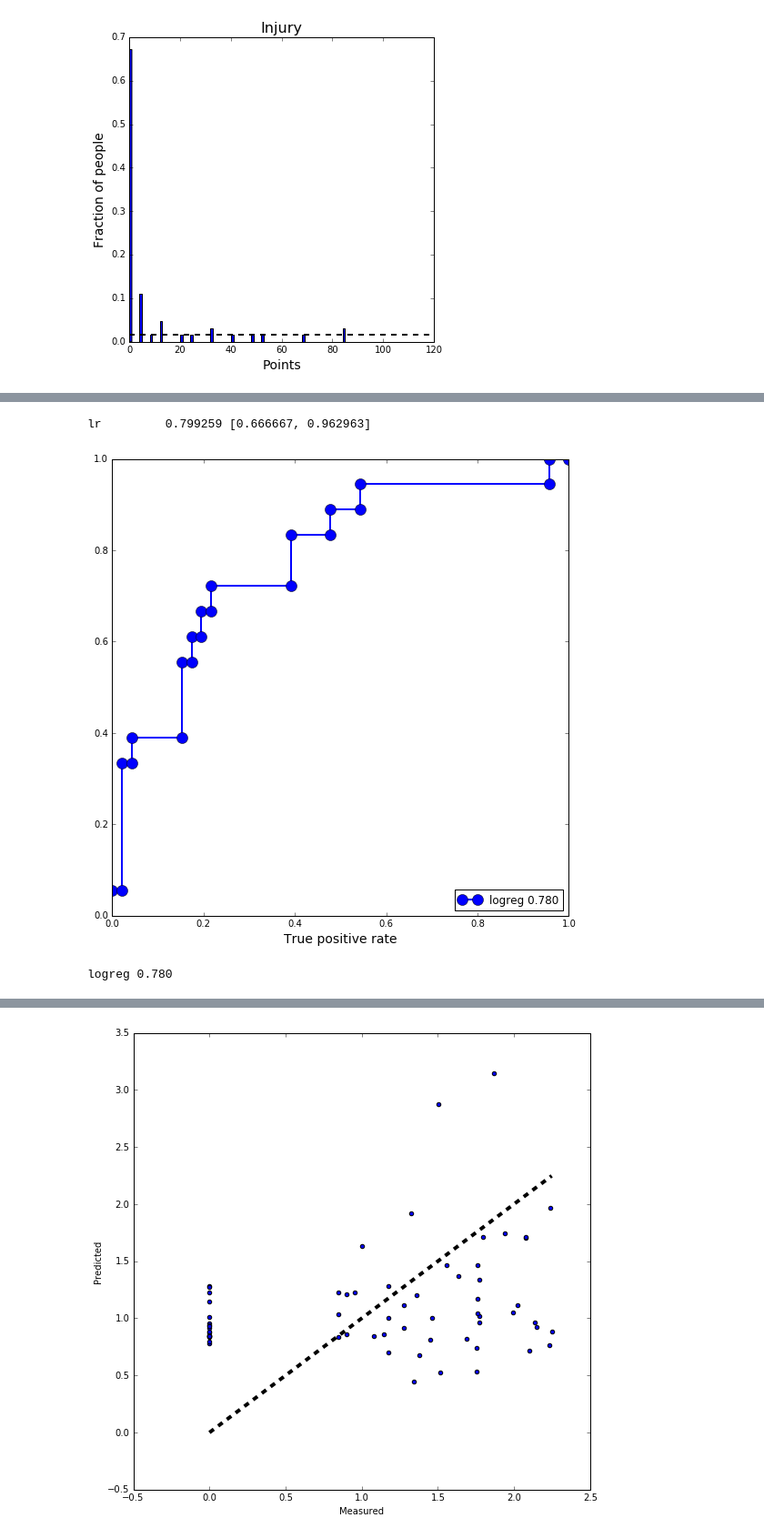
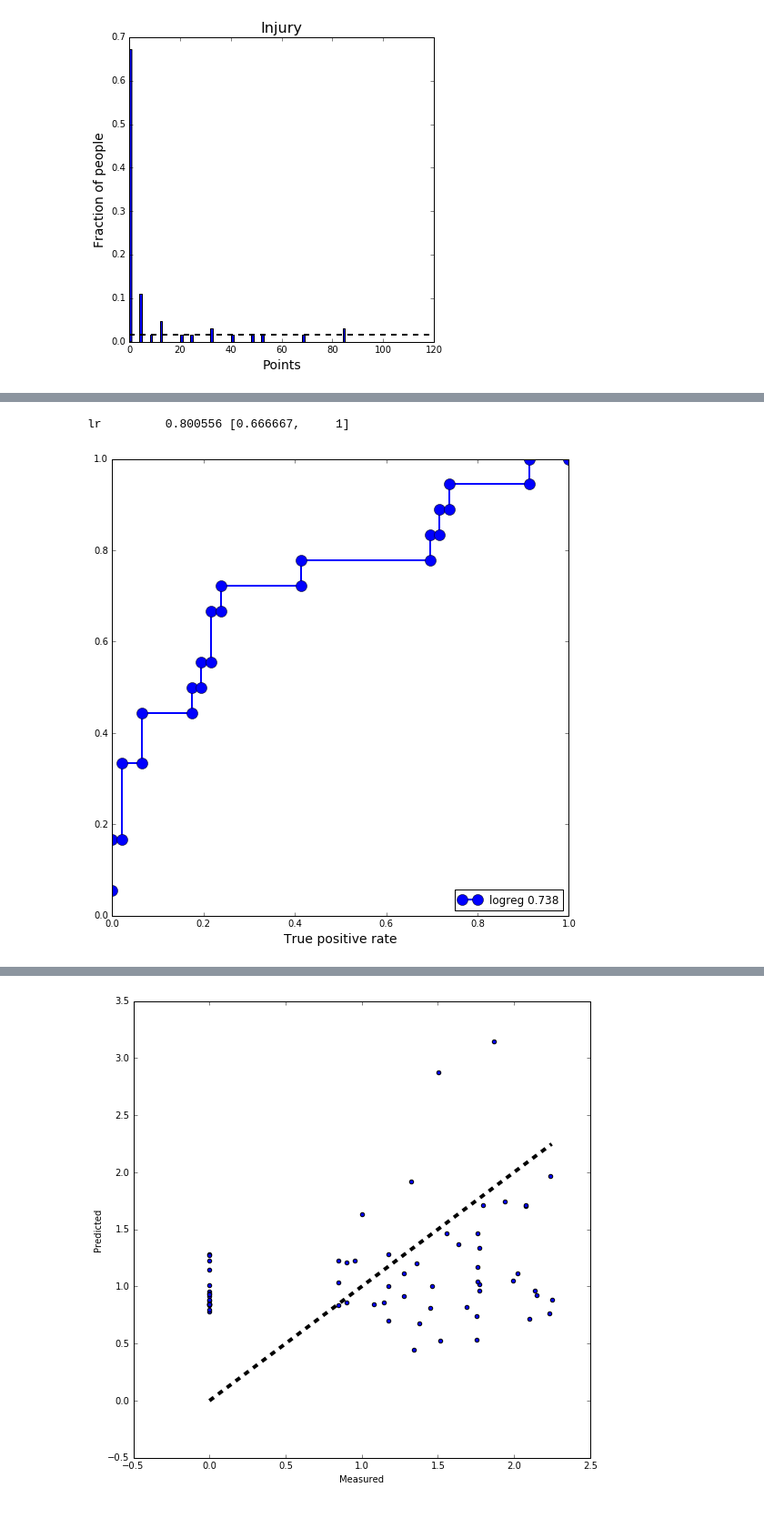
Before and after one commit to alistairewj/got-predictions, a Jupyter notebook: got-analysis.ipynb, the cells around one changed output, grey strips where cells are left out. Shown: that part at 91% size. Cells and saved outputs as stored; diff of their text form; code cells hidden in the pictures.

Commit message:
refactored, added other word counts

```diff
--- a/got-analysis.ipynb
+++ b/got-analysis.ipynb
@@ -95,17 +106,10 @@ def count_words(s, phrase):
     else:
         return len(re.findall(phrase,s, re.IGNORECASE))
 
-def add_data(df_data, column_name, phrase):
-    txt_col = ['Background','Season 1','Season 2', 'Season 3', 'Season 4']
+def add_data(df_data, column_name, phrase, txt_col=None):
+    if txt_col is None:
+        txt_col = ['Background','Season 1','Season 2', 'Season 3', 'Season 4']
+
     df_new = df[txt_col].applymap(lambda x: count_words(x,phrase))
     df_data[column_name] = df_new[txt_col].sum(axis=1)
     return df_data
-
-# make a regression on scores using number of words in each season
-idxData = np.ones(df.shape[0], dtype=bool)
-df_data = df.loc[idxData, ['Killing']]
-
-df_data = add_data (df_data, 'violent_words','(knight|warrior|sword|axe|spear|kill|murder|fight|assassinate)')
-df_data = add_data (df_data, 'number_of_words','\w+')
-
-df_data.head()
@@ -130,0 +116,20 @@ array([[   0,   46],
+# %%
+# we define what columns to look at
+# usually it is the below
+txt_col = ['Background','Season 1','Season 2', 'Season 3', 'Season 4']
+
+# make a regression on scores using number of words in each season
+idxData = np.ones(df.shape[0], dtype=bool)
+df_data = df.loc[idxData, ['Total']]
+
+# count the number of hyphens as a surrogate as the number of in-show family member
+# in the data, the family members appear as "sister - Sansa Stark, father - Eddard Stark," .. etc
+df_data = add_data(df_data, 'family_members',' - ', txt_col = ['Family'])
+df_data = add_data(df_data, 'number_of_seasons','[1-5]', txt_col = ['Season(s)'])
+df_data = add_data(df_data, 'violent_words','(knight|warrior|sword|axe|spear|kill|murder|fight|assassinate)')
+df_data = add_data(df_data, 'sexy_words','(sex|naked|love|slept|nude|kiss)')
+df_data = add_data(df_data, 'fun_words','(beer|wine|glass|drunk|inebriate)')
+df_data = add_data(df_data, 'number_of_words','\w+')
+
+df_data.drop('Total',axis=1,inplace=True) # get rid of the feature we initialized the dataframe with
+df_data.head()
@@ -131,41 +148,39 @@ array([[   0,   46],
 # %%
-# logistic regression
+# pull data - first column is the target
+X = df_data[idxData].values
+target = df['Killing'].values
+X = X[:,1:X.shape[1]]
 y = target > 0
 
-
-# workaround cross_val_predict returning 0s/1s
+# workaround cross_val_predict returning 0s/1s - calling this makes it return probabilities
 class proba_logreg(LogisticRegression):
     def predict(self, X):
         return LogisticRegression.predict_proba(self, X)
 
+# cross-validation performance
 mdl = "logreg"
 model = LogisticRegression(fit_intercept=True)
 estimator = Pipeline([("imputer", Imputer(missing_values='NaN',
                                       strategy="mean",
                                       axis=0)),
                   ("scaler", StandardScaler()),
                   ("lr", model)])
-
 scores = cross_val_score(estimator, X, y, scoring='roc_auc',cv=5)
 print('{:10s} {:5g} [{:5g}, {:5g}]'.format("lr", np.mean(scores), np.min(scores), np.max(scores) ))
 
 # plot a roc curve
 predicted = cross_val_predict(proba_logreg(), X, y, cv=10)
 predicted = predicted[:,1]
 
 plt.figure(figsize=[9,9])
 ax = plt.gca()
 fpr, tpr, thresholds = metrics.roc_curve(y, predicted, pos_label=1)
 plt.plot(fpr, tpr, 'bo-',lw=2,markersize=12,
         label=mdl + ' ' + '%0.3f' % metrics.auc(fpr, tpr))
 plt.xlabel('False positive rate',fontsize=14)
 plt.xlabel('True positive rate',fontsize=14)
 plt.legend(loc='lower right')
 plt.show()
 # %% [output]
-lr         0.799259 [0.666667, 0.962963]
+lr         0.800556 [0.666667,     1]
-[figure, old version]
+[figure, new version]
-# %%
-print(mdl + ' ' + '%0.3f' % metrics.auc(fpr, tpr))
-# %% [output]
-logreg 0.780
```
Also changed, not shown: parts of 9 cells of this notebook.
